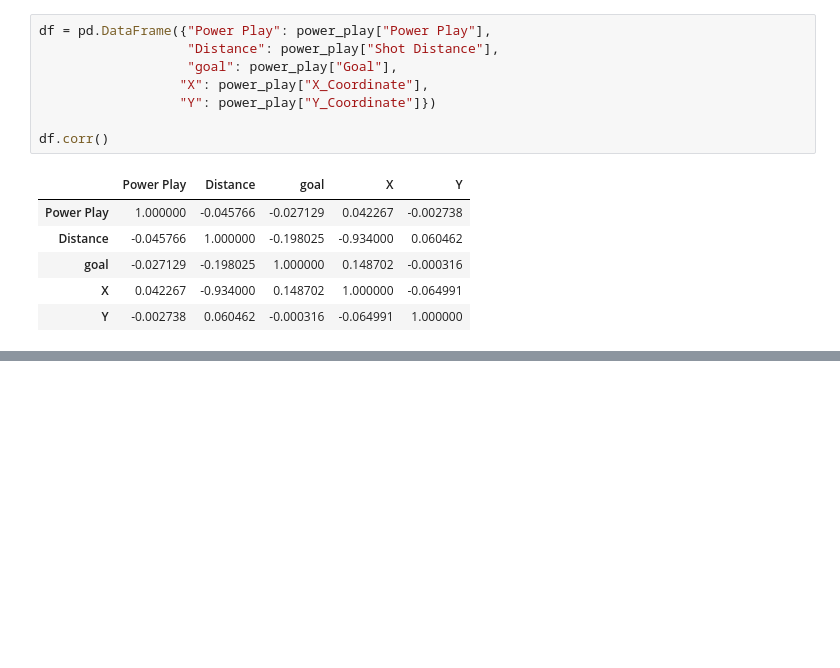
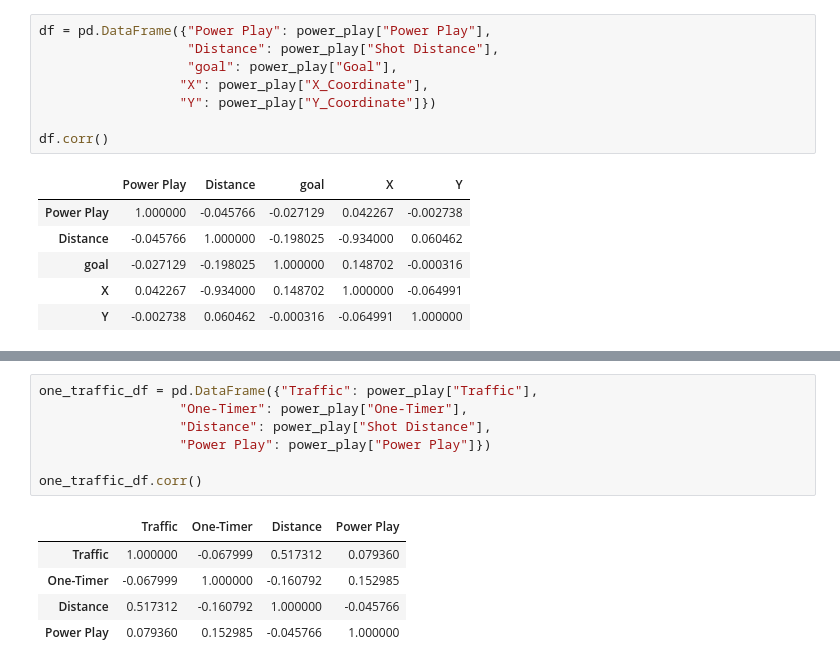
Before and after one commit to yzhao2433/big_red_cup24, a Jupyter notebook: GoalPowerPlay.ipynb, the cells around one changed output, grey strips where cells are left out. Saved outputs shown, nothing was run; the diff lists cells and outputs as text; blank space fills up the shorter version.

```diff
--- a/GoalPowerPlay.ipynb
+++ b/GoalPowerPlay.ipynb
@@ -495,0 +496,13 @@ plt.show()
+# %%
+one_traffic_df = pd.DataFrame({"Traffic": power_play["Traffic"],
+                  "One-Timer": power_play["One-Timer"],
+                  "Distance": power_play["Shot Distance"],
+                  "Power Play": power_play["Power Play"]})
+
+one_traffic_df.corr()
+# %% [output]
+|  | Traffic | One-Timer | Distance | Power Play |
+| Traffic | 1.000000 | -0.067999 | 0.517312 | 0.079360 |
+| One-Timer | -0.067999 | 1.000000 | -0.160792 | 0.152985 |
+| Distance | 0.517312 | -0.160792 | 1.000000 | -0.045766 |
+| Power Play | 0.079360 | 0.152985 | -0.045766 | 1.000000 |
```
Also changed, not shown: parts of 7 cells of this notebook.
